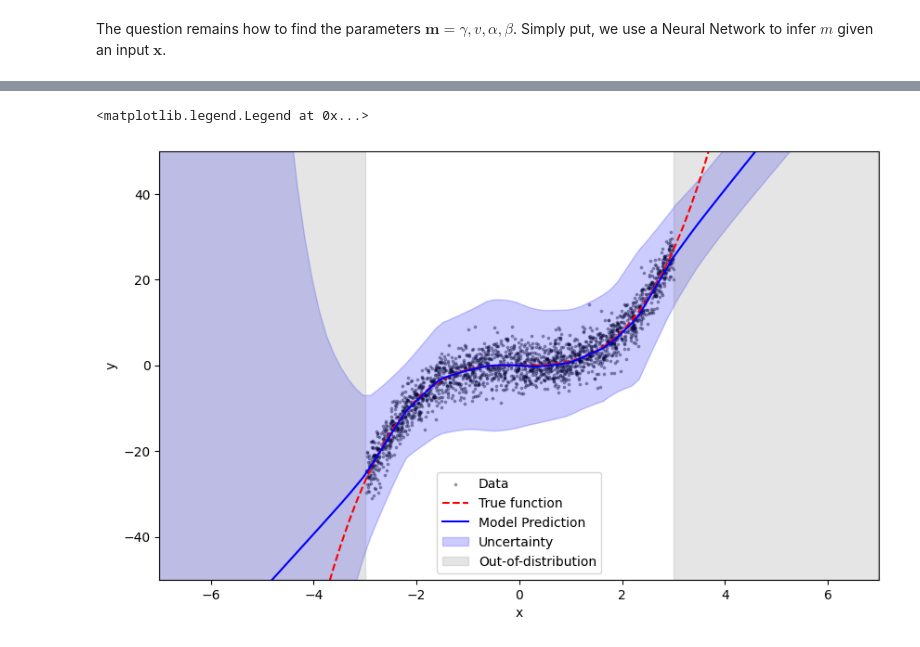
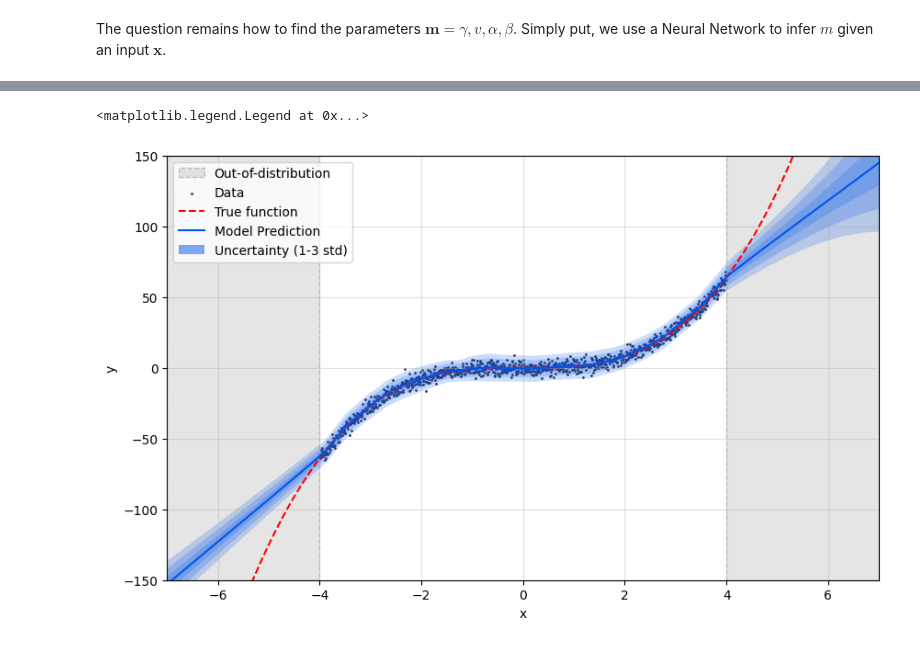
Before and after one commit to nimalu/evidential-deep-learning, a Jupyter notebook: deep-evidential-regression.ipynb, the cells around one changed output, grey strips where cells are left out. Drawn from its saved outputs; the diff is of its cells as text; code cells hidden in the pictures.

```diff
--- a/deep-evidential-regression.ipynb
+++ b/deep-evidential-regression.ipynb
@@ -271,17 +139,24 @@ def compute_total_uncertainty(_gamma, v, alpha, beta):
 # %%
 def nig_nll(gamma, v, alpha, beta, y):
-    two_beta_lambda = 2 * beta * (1 + v)
+    omega = 2 * beta * (1 + v)
     t1 = 0.5 * (torch.pi / v).log()
-    t2 = alpha * two_beta_lambda.log()
-    t3 = (alpha + 0.5) * (v * (y - gamma) ** 2 + two_beta_lambda).log()
+    t2 = alpha * omega.log()
+    t3 = (alpha + 0.5) * (v * (y - gamma) ** 2 + omega).log()
     t4 = alpha.lgamma()
     t5 = (alpha + 0.5).lgamma()
     nll = t1 - t2 + t3 + t4 - t5
     return nll.mean()
 
+
 def nig_reg(gamma, v, alpha, _beta, y):
     reg = (y - gamma).abs() * (2 * v + alpha)
     return reg.mean()
+
+
+def evidential_loss(gamma, v, alpha, beta, y, reg_lambda):
+    nll_loss = nig_nll(gamma, v, alpha, beta, y)
+    reg_loss = nig_reg(gamma, v, alpha, beta, y)
+    return nll_loss + reg_lambda * reg_loss, (nll_loss, reg_loss)
 # %%
 model = RegressionMLP()
 optimizer = optim.Adam(model.parameters(), lr=1e-3)
@@ -340,36 +208,58 @@ Training RMSE: 3.0092
 # %%
+outputs = model(torch.FloatTensor(x_test)).detach().cpu().numpy()
+gamma, v, alpha, beta = outputs[:, 0], outputs[:, 1], outputs[:, 2], outputs[:, 3]
+
+y_pred = compute_prediction(gamma, v, alpha, beta)
+uncertainty_epistemic = compute_epistemic_uncertainty(gamma, v, alpha, beta)
+uncertainty_aleatoric = compute_aleatoric_uncertainty(gamma, v, alpha, beta)
+uncertainty_total = np.sqrt(uncertainty_aleatoric**2 + uncertainty_epistemic**2)
+
+
 fig, ax = plt.subplots(figsize=(10, 6))
-ax.scatter(x_train, y_train, s=3, alpha=0.3, c="black", label="Data")
+ax.grid(alpha=0.4)
+ax.axvspan(
+    TEST_BOUNDS[0],
+    TRAIN_BOUNDS[0],
+    edgecolor="black",
+    linestyle="--",
+    facecolor="gray",
+    alpha=0.2,
+    label="Out-of-distribution",
+)
+ax.axvspan(
+    TRAIN_BOUNDS[1],
+    TEST_BOUNDS[1],
+    edgecolor="black",
+    linestyle="--",
+    facecolor="gray",
+    alpha=0.2,
+)
+ax.scatter(x_train, y_train, s=1, c="#393939", label="Data")
 ax.set_xlabel("x")
 ax.set_ylabel("y")
 
-x_lin = np.linspace(-7, 7, 100)
-y_lin = x_lin**3
+ax.plot(x_test, y_test, c="red", linestyle="--", label="True function")
 
-ax.plot(x_lin, y_lin, c="red", linestyle="--", label="True function")
+ax.plot(x_test, y_pred, c="#0054ef", label="Model Prediction")
+for k in np.linspace(1, 3, 3):
+    ax.fill_between(
+        x_test[:, 0],
+        y_pred - k * uncertainty_total,
+        y_pred + k * uncertainty_total,
+        color="#0054ef",
+        edgecolor=None,
+        alpha=0.2,
+    )
+ax.set_ylim(-150, 150)
+ax.set_xlim(TEST_BOUNDS[0], TEST_BOUNDS[1])
 
-outputs = model(torch.FloatTensor(x_lin).unsqueeze(1)).detach().cpu().numpy()
-gamma, v, alpha, beta = outputs[:, 0], outputs[:, 1], outputs[:, 2], outputs[:, 3]
+# add legend entry for uncertainty
+unc_patch = plt.Rectangle(
+    (0, 0), 1, 1, fc="#0054ef", alpha=0.5, label="Uncertainty (1-3 std)"
+)
+ax.add_artist(unc_patch)
 
-y_pred = compute_prediction(gamma, v, alpha, beta)
-uncertainty = compute_total_uncertainty(gamma, v, alpha, beta)
-
-ax.plot(x_lin, y_pred, c="blue", label="Model Prediction")
-
-ax.fill_between(
-    x_lin,
-    y_pred - uncertainty,
-    y_pred + uncertainty,
-    color="blue",
-    alpha=0.2,
-    label="Uncertainty",
-)
-
-ax.axvspan(-7, -3, color="gray", alpha=0.2, label="Out-of-distribution")
-ax.axvspan(3, 7, color="gray", alpha=0.2)
-ax.set_ylim(-50, 50)
-ax.set_xlim(-7, 7)
-ax.legend()
+ax.legend(loc="upper left")
 # %% [output]
 <matplotlib.legend.Legend at 0x...>
-[figure, old version]
+[figure, new version]
```
Also changed, not shown: parts of 33 cells of this notebook.
